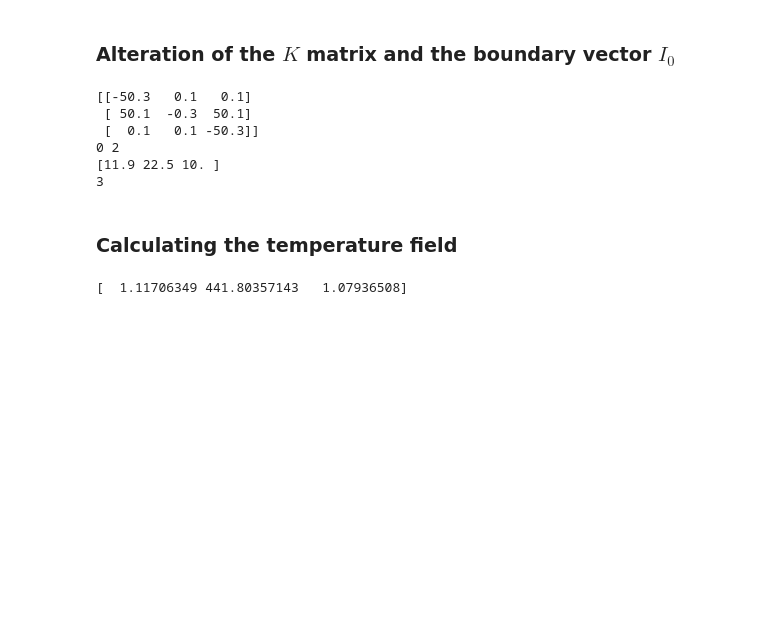
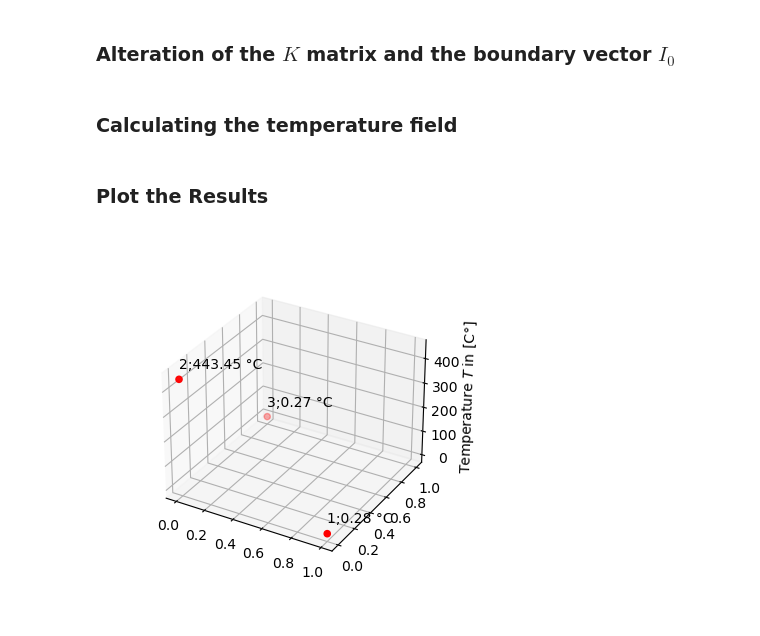
Before and after one commit to SchnFlo/-AdvNumMetExc, a Jupyter notebook: Aufgabe2.ipynb, the cells around one changed output. Cells and saved outputs as stored; diff of their text form; code cells hidden in the pictures; blank space fills up the shorter version.

```diff
--- a/Aufgabe2.ipynb
+++ b/Aufgabe2.ipynb
@@ -184,23 +220,36 @@ for node in nodes:
         if convection.fromNode == node.number:
             K[node.number-1 , node.number-1] += -convection.massflow * ca
             K[convection.toNode-1 , node.number-1] += convection.massflow * ca
-# %%
-print(K)
-print(conductions[2].fromNode-1,conductions[2].toNode-1)
-print(I0)
-print(n)
-# %% [output]
-[[-50.3   0.1   0.1]
- [ 50.1  -0.3  50.1]
- [  0.1   0.1 -50.3]]
-0 2
-[11.9 22.5 10. ]
-3
 # %% [markdown]
 ### Calculating the temperature field
 # %%
 T=np.linalg.solve(K,-I0)
-# %%
-print(T)
-# %% [output]
-[  1.11706349 441.80357143   1.07936508]
+# %% [markdown]
+### Plot the Results
+# %%
+a= []
+numbers=[]
+i=0
+for node in nodes:
+    a.append(node.location + [T[i]])
+    numbers.append(node.number)
+    i+=1
+
+a=np.array(a)
+X, Y, Z = a[:,0], a[:,1], a[:,2]
+
+
+fig = plt.figure()
+ax = fig.add_subplot(111, projection='3d')
+#ax.plot_trisurf(X, Y, Z, color='white', edgecolors='grey', alpha=0.5)
+
+ax.scatter(X, Y, Z, c='red')
+
+for n, x, y, z,t in zip(numbers, X, Y, Z,T):
+    label = "%d;"%(n)+ str(round(t,2)) + " °C"
+    ax.text(x, y, z+ 0.1 * (np.max(Z)-np.min(Z)), label)
+
+ax.set_zlabel("Temperature $T$ in [C°]")
+ax.set_box_aspect(aspect=None, zoom=0.8)
+# %% [output]
+[figure, added]
```
Also changed, not shown: parts of 23 cells of this notebook, 22 other files.
